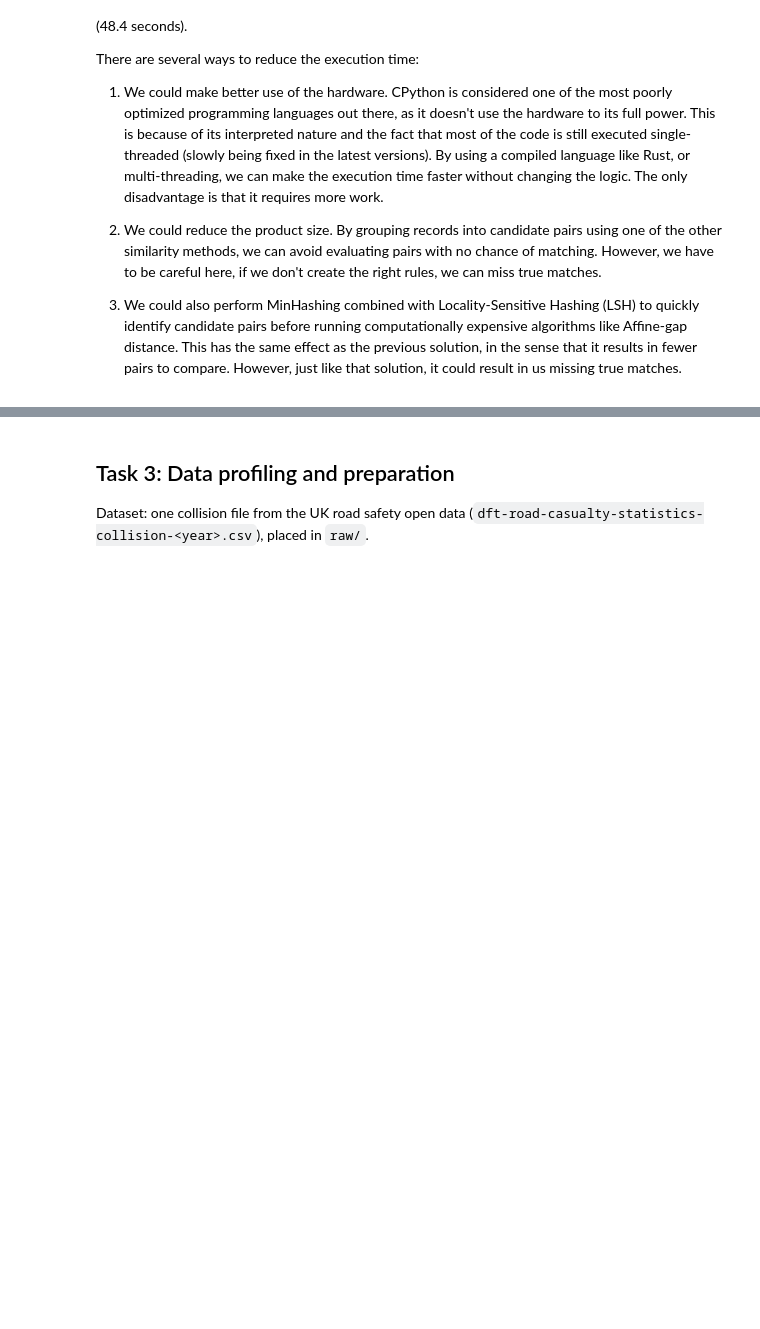
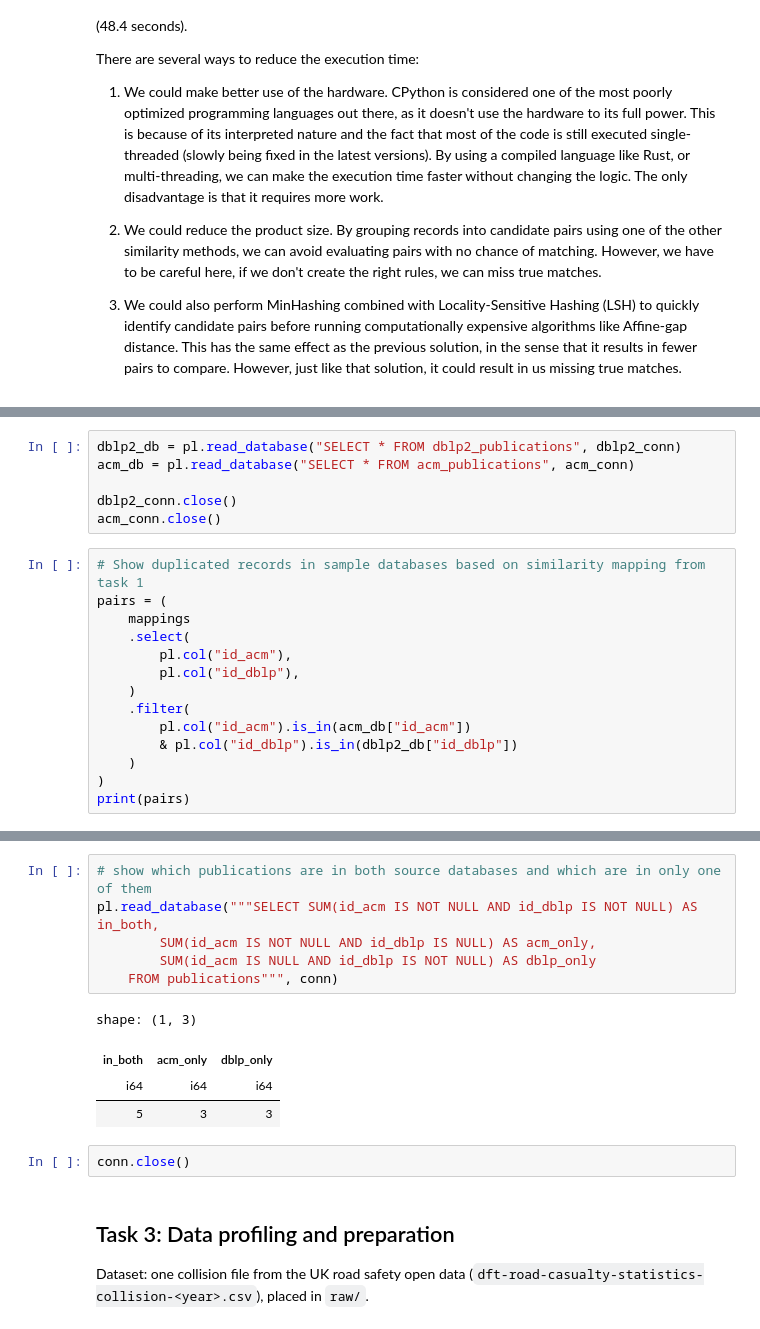
Before and after one commit to OssamaSijbesma/uu-data-wrangling-assignments, a Jupyter notebook: assignment-2/assignment.ipynb, the cells around one changed output, grey strips where cells are left out. Saved outputs shown, nothing was run; the diff lists cells and outputs as text; blank space fills up the shorter version.

```diff
--- a/assignment-2/assignment.ipynb
+++ b/assignment-2/assignment.ipynb
@@ -360,0 +427,20 @@ There are several ways to reduce the execution time:
+# %%
+dblp2_db = pl.read_database("SELECT * FROM dblp2_publications", dblp2_conn)
+acm_db = pl.read_database("SELECT * FROM acm_publications", acm_conn)
+
+dblp2_conn.close()
+acm_conn.close()
+# %%
+# Show duplicated records in sample databases based on similarity mapping from task 1
+pairs = (
+    mappings
+    .select(
+        pl.col("id_acm"),
+        pl.col("id_dblp"),
+    )
+    .filter(
+        pl.col("id_acm").is_in(acm_db["id_acm"])
+        & pl.col("id_dblp").is_in(dblp2_db["id_dblp"])
+    )
+)
+print(pairs)
@@ -361,3 +532,16 @@ There are several ways to reduce the execution time:
+# %%
+# show which publications are in both source databases and which are in only one of them
+pl.read_database("""SELECT SUM(id_acm IS NOT NULL AND id_dblp IS NOT NULL) AS in_both,
+        SUM(id_acm IS NOT NULL AND id_dblp IS NULL) AS acm_only,
+        SUM(id_acm IS NULL AND id_dblp IS NOT NULL) AS dblp_only
+    FROM publications""", conn)
+# %% [output]
+shape: (1, 3)
+| in_both | acm_only | dblp_only |
+| i64 | i64 | i64 |
+| 5 | 3 | 3 |
+# %%
+conn.close()
 # %% [markdown]
 ## Task 3: Data profiling and preparation
 
```
Also changed, not shown: parts of 12 cells of this notebook.
